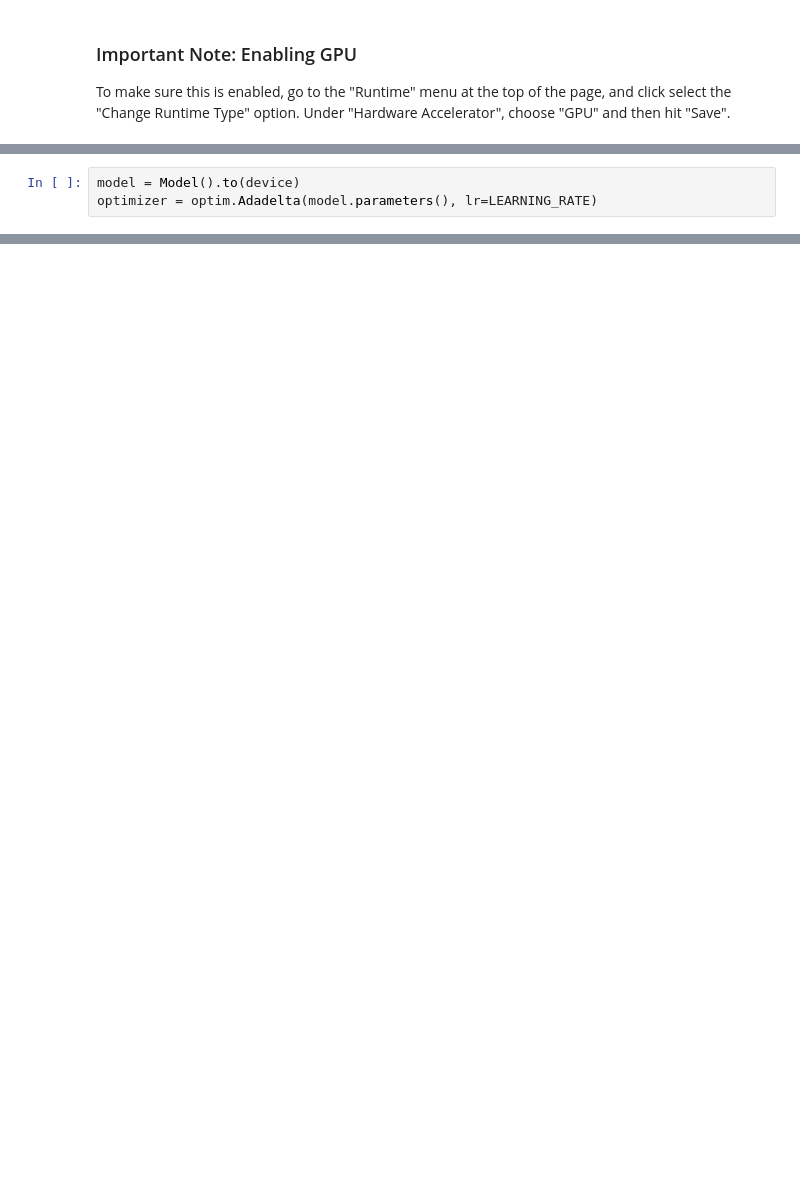
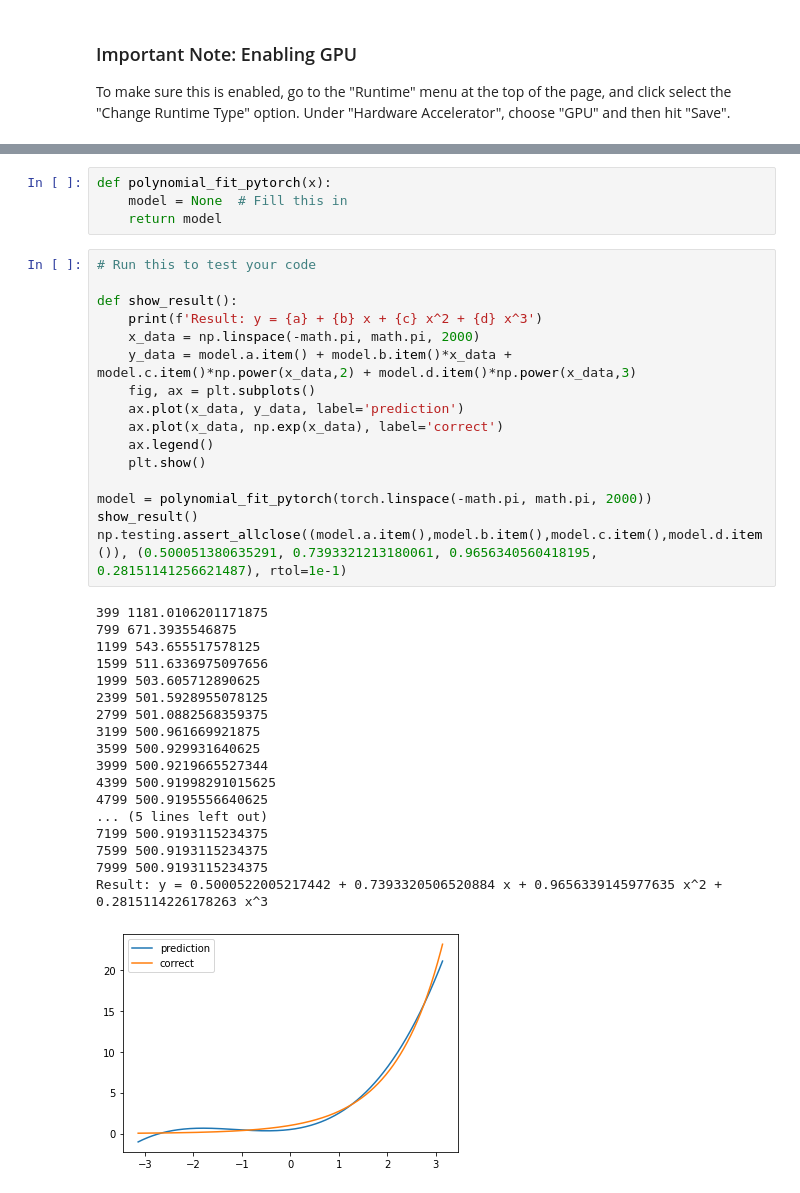
Before and after one commit to jonathanfrawley/machine_learning_course, a Jupyter notebook: exercises/exercises_01.ipynb, the cells around one changed output, grey strips where cells are left out. Drawn from its saved outputs; the diff is of its cells as text; blank space fills up the shorter version.

```diff
--- a/exercises/exercises_01.ipynb
+++ b/exercises/exercises_01.ipynb
@@ -102,3 +5,0 @@ class Model(nn.Module):
-# %%
-model = Model().to(device)
-optimizer = optim.Adadelta(model.parameters(), lr=LEARNING_RATE)
@@ -211,0 +85,39 @@ Try increase / reduce the amount of dropout on the model. How does this affect t
+# %%
+def polynomial_fit_pytorch(x):
+    model = None  # Fill this in
+    return model
+# %%
+# Run this to test your code
+
+def show_result():
+    print(f'Result: y = {a} + {b} x + {c} x^2 + {d} x^3')
+    x_data = np.linspace(-math.pi, math.pi, 2000)
+    y_data = model.a.item() + model.b.item()*x_data + model.c.item()*np.power(x_data,2) + model.d.item()*np.power(x_data,3)
+    fig, ax = plt.subplots()
+    ax.plot(x_data, y_data, label='prediction')
+    ax.plot(x_data, np.exp(x_data), label='correct')
+    ax.legend()
+    plt.show()
+
+model = polynomial_fit_pytorch(torch.linspace(-math.pi, math.pi, 2000))
+show_result()
+np.testing.assert_allclose((model.a.item(),model.b.item(),model.c.item(),model.d.item()), (0.500051380635291, 0.7393321213180061, 0.9656340560418195, 0.28151141256621487), rtol=1e-1)
+# %% [output]
+399 1181.0106201171875
+799 671.3935546875
+1199 543.655517578125
+1599 511.6336975097656
+1999 503.605712890625
+2399 501.5928955078125
+2799 501.0882568359375
+3199 500.961669921875
+3599 500.929931640625
+3999 500.9219665527344
+4399 500.91998291015625
+4799 500.9195556640625
+... (5 lines left out)
+7199 500.9193115234375
+7599 500.9193115234375
+7999 500.9193115234375
+Result: y = 0.5000522005217442 + 0.7393320506520884 x + 0.9656339145977635 x^2 + 0.2815114226178263 x^3
+[figure, added]
```
Also changed, not shown: parts of 18 cells of this notebook, 4 other files.
